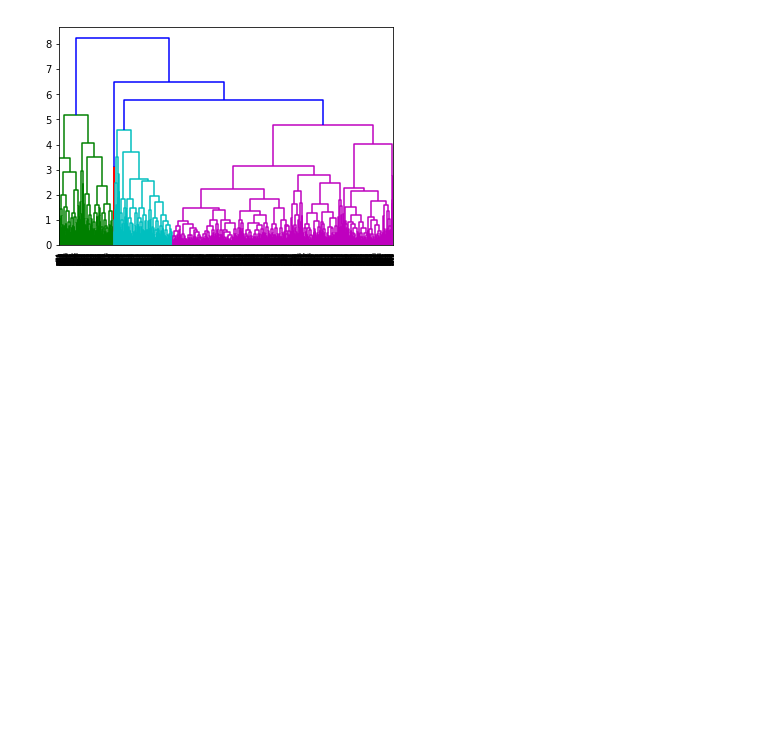
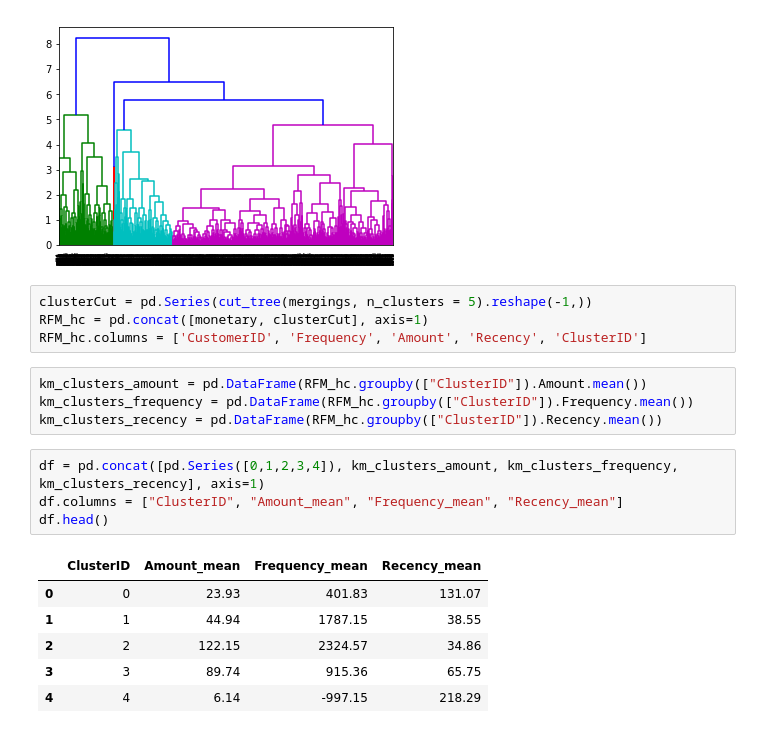
Before and after one commit to iamurali/upgrad_ml_ai, a Jupyter notebook: KMeansClustering/Retailers_clustering.ipynb, the cells around one changed output. Saved outputs shown, nothing was run; the diff lists cells and outputs as text; blank space fills up the shorter version.

```diff
--- a/KMeansClustering/Retailers_clustering.ipynb
+++ b/KMeansClustering/Retailers_clustering.ipynb
@@ -460,3 +462,22 @@ dendrogram(mergings)
 plt.show()
 # %% [output]
 [figure]
+# %%
+clusterCut = pd.Series(cut_tree(mergings, n_clusters = 5).reshape(-1,))
+RFM_hc = pd.concat([monetary, clusterCut], axis=1)
+RFM_hc.columns = ['CustomerID', 'Frequency', 'Amount', 'Recency', 'ClusterID']
+# %%
+km_clusters_amount = pd.DataFrame(RFM_hc.groupby(["ClusterID"]).Amount.mean())
+km_clusters_frequency = pd.DataFrame(RFM_hc.groupby(["ClusterID"]).Frequency.mean())
+km_clusters_recency = pd.DataFrame(RFM_hc.groupby(["ClusterID"]).Recency.mean())
+# %%
+df = pd.concat([pd.Series([0,1,2,3,4]), km_clusters_amount, km_clusters_frequency, km_clusters_recency], axis=1)
+df.columns = ["ClusterID", "Amount_mean", "Frequency_mean", "Recency_mean"]
+df.head()
+# %% [output]
+|  | ClusterID | Amount_mean | Frequency_mean | Recency_mean |
+| 0 | 0 | 23.93 | 401.83 | 131.07 |
+| 1 | 1 | 44.94 | 1787.15 | 38.55 |
+| 2 | 2 | 122.15 | 2324.57 | 34.86 |
+| 3 | 3 | 89.74 | 915.36 | 65.75 |
+| 4 | 4 | 6.14 | -997.15 | 218.29 |
```
Also changed, not shown: parts of 4 cells of this notebook, 1 other file.
